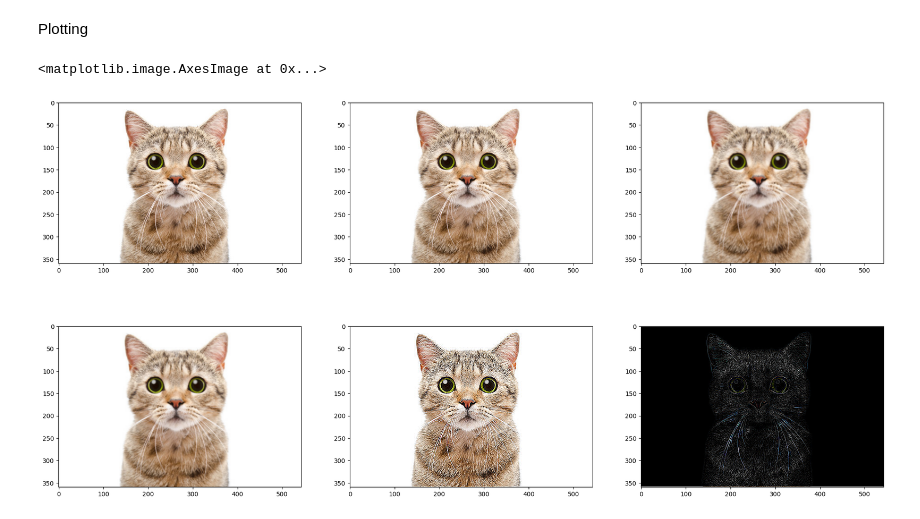
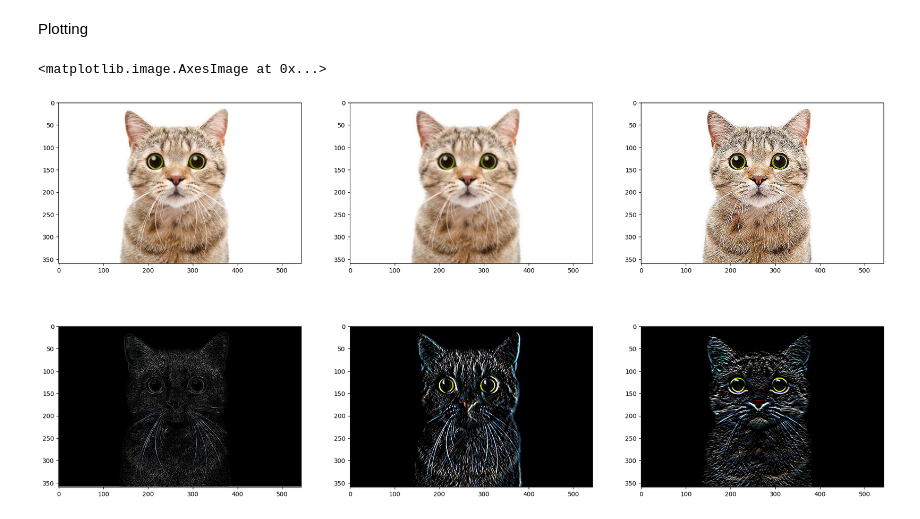
Before and after one commit to datdtnhcse/matrix-convolution, a Jupyter notebook: main.ipynb, the cells around one changed output. Cells and saved outputs as stored; diff of their text form; code cells hidden in the pictures.

```diff
--- a/main.ipynb
+++ b/main.ipynb
@@ -63,16 +63,6 @@ img = Image.open(sample)
 img_w, img_h = img.width, img.height
 img = np.asarray(img.getdata()).reshape((img_h, img_w, -1))
 # %%
-#identity
-identity_ker = Array([[0, 0, 0],
-                         [0, 1, 0],
-                         [0, 0, 0]])
-
-#box blur
-box_blur_ker = Array([[1, 1, 1],
-                      [1, 1, 1],
-                      [1, 1, 1]]) * (1 / 9)
-
 #blur
 gaussian_ker = Array([[1, 2, 1],
                       [2, 4, 2],
@@ -87,30 +77,42 @@ ridge_ker = Array([[0, -1, 0],
                          [-1, 4, -1],
                          [0, -1, 0]])
 
+#emboss
+emboss_ker = Array([[-2,-1,0],
+                      [-1,1,1],
+                      [0,1,2]])
+#sobel_x_kernel
+sobel_x_kernel = Array([[-1,0,1],
+                      [-2,0,2],
+                      [-1,0,1]])
+#sobel_y_kernel
+sobel_y_kernel = Array([[-1,-2,-1],
+                      [0,0,0],
+                      [1,2,1]])
+
 #try with other kernels!
 # %%
-identity_img = convolve(image=img, kernel=identity_ker, stride=1)
-box_blur_img = convolve(image=img, kernel=box_blur_ker, stride=1)
 gaussian_img = convolve(image=img, kernel=gaussian_ker, stride=1)
 sharpen_img = convolve(image=img, kernel=sharpen_ker, stride=1)
 ridge_img = convolve(image=img, kernel=ridge_ker, stride=1)
+sobel_x_img = convolve(image=img, kernel=sobel_x_kernel, stride=1)
+sobel_y_img = convolve(image=img, kernel=sobel_y_kernel, stride=1)
 
-
-identity_img = np.clip(identity_img, 0, 255)
-box_blur_img = np.clip(box_blur_img, 0, 255)
 gaussian_img = np.clip(gaussian_img, 0, 255)
 sharpen_img = np.clip(sharpen_img, 0, 255)
 ridge_img = np.clip(ridge_img, 0, 255)
+sobel_x_img = np.clip(sobel_x_img, 0, 255)
+sobel_y_img = np.clip(sobel_y_img, 0, 255)
 # %%
 fig, ax = plt.subplots(2, 3)
 ax[0, 0].imshow(img)
-ax[0, 1].imshow(identity_img.astype('uint8'))
-ax[0, 2].imshow(box_blur_img.astype('uint8'))
-ax[1, 0].imshow(gaussian_img.astype('uint8'))
-ax[1, 1].imshow(sharpen_img.astype('uint8'))
-ax[1, 2].imshow(ridge_img.astype('uint8'))
+ax[0, 1].imshow(gaussian_img.astype('uint8'))
+ax[0, 2].imshow(sharpen_img.astype('uint8'))
+ax[1, 0].imshow(ridge_img.astype('uint8'))
+ax[1, 1].imshow(sobel_x_img.astype('uint8'))
+ax[1, 2].imshow(sobel_y_img.astype('uint8'))
 # %% [output]
 <matplotlib.image.AxesImage at 0x...>
-[figure, old version]
+[figure, new version]
 # %%
 #Leave this empty!
```
Also changed, not shown: 1 other file.
